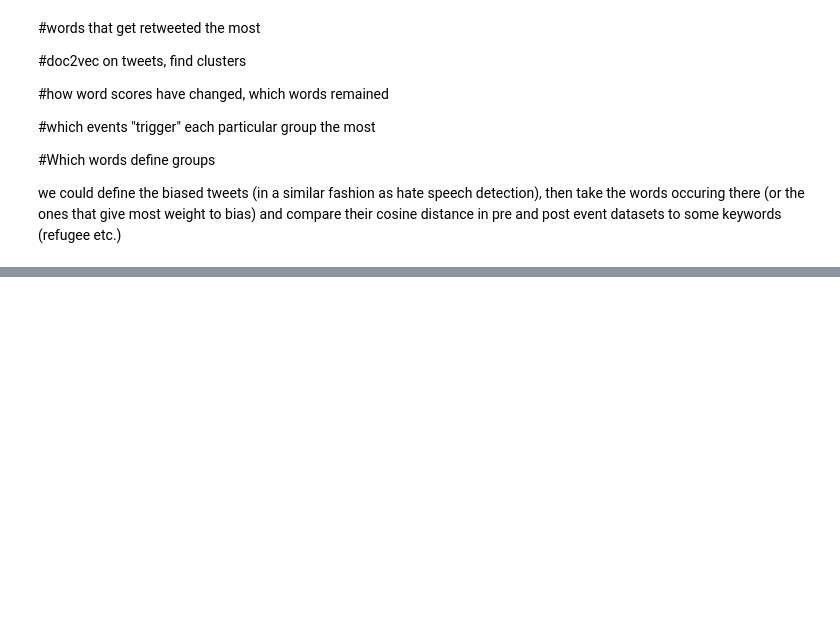
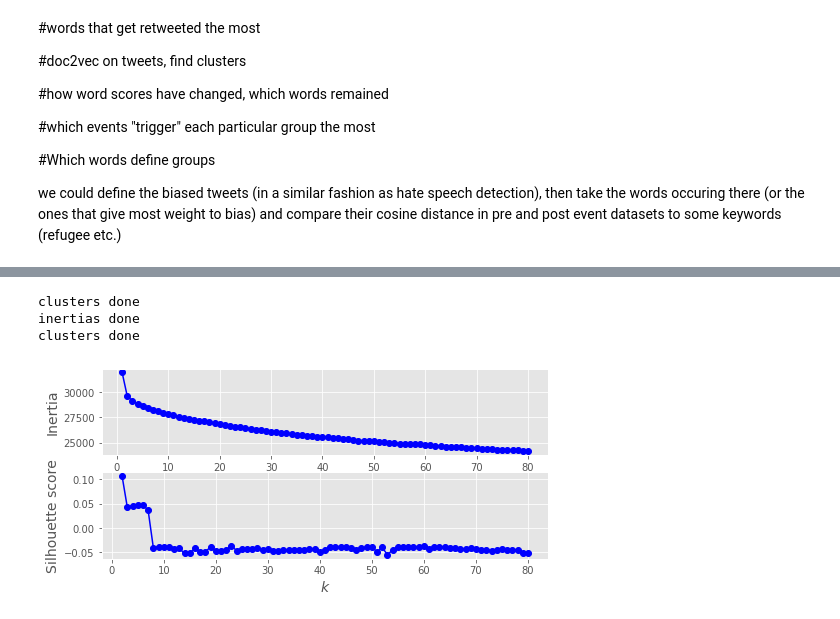
Before and after one commit to janiwo/refugee_project, a Jupyter notebook: EDA.ipynb, the cells around one changed output, grey strips where cells are left out. Cells and saved outputs as stored; diff of their text form; code cells hidden in the pictures; blank space fills up the shorter version.

```diff
--- a/EDA.ipynb
+++ b/EDA.ipynb
@@ -420,0 +558,7 @@ model4.wv.most_similar("camp",topn=20)
+# %%
+kmean_test_n_clusters(doc2vec_norm, 80)
+# %% [output]
+clusters done
+inertias done
+clusters done
+[figure, added]
```
Also changed, not shown: parts of 41 cells of this notebook.
